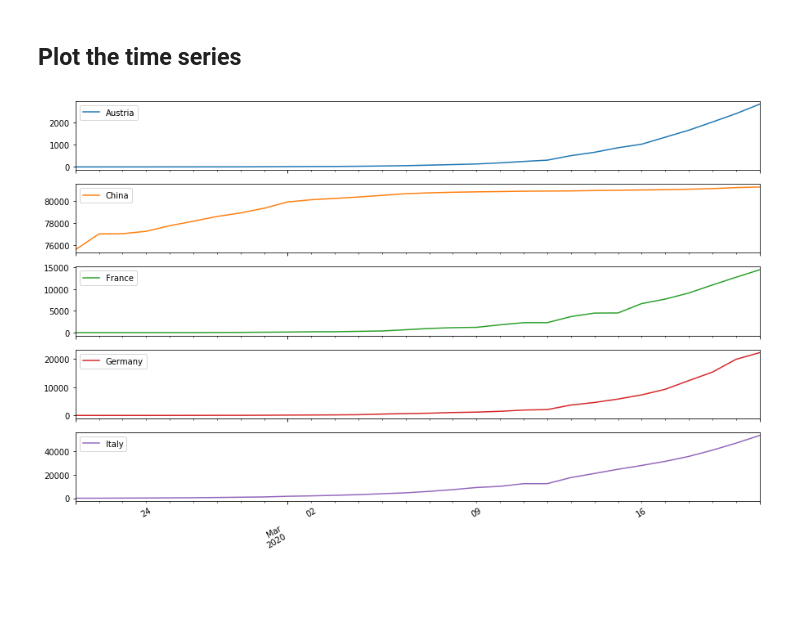
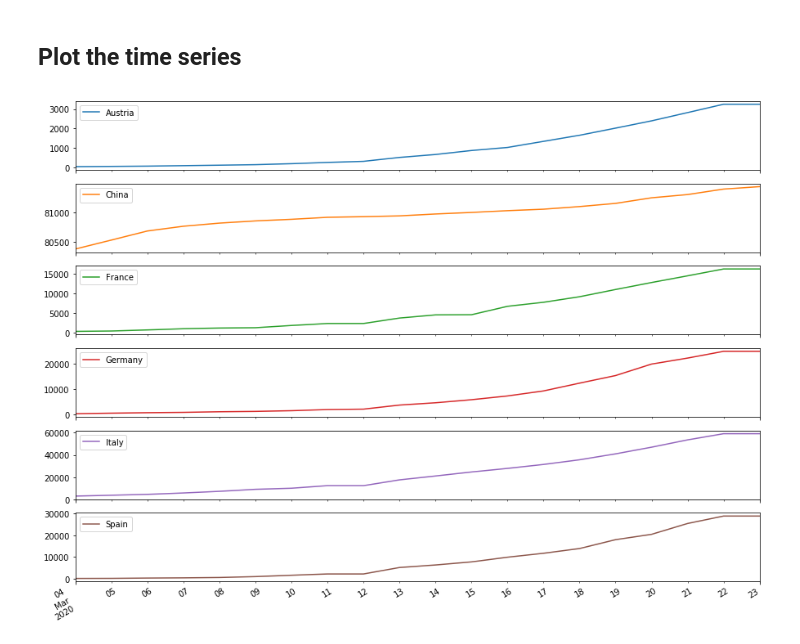
Before and after one commit to gisfromscratch/corona-notebooks, a Jupyter notebook: notebooks/TimeSeriesInsights.ipynb, the cells around one changed output. Saved outputs shown, nothing was run; the diff lists cells and outputs as text; code cells hidden in the pictures; blank space fills up the shorter version.

```diff
--- a/notebooks/TimeSeriesInsights.ipynb
+++ b/notebooks/TimeSeriesInsights.ipynb
@@ -19,14 +19,14 @@ class hopkins_timeseries:
     def plot(self, names, last_days=60):
         height = 2 * len(names)
         if 0 < height:
-            end_index = datetime.date.today()
+            end_index = date.today()
             start_index = end_index-timedelta(days=last_days)
             self.__timeseries[start_index:end_index][names].plot(subplots=True, figsize=(15, height))
 
     def plot_all(self, data, last_days=60):
         height = 2 * len(data.columns)
         if 0 < height:
-            end_index = datetime.date.today()
+            end_index = date.today()
             start_index = end_index-timedelta(days=last_days)
             data.loc[start_index:end_index].plot(subplots=True, figsize=(15, height))
 
@@ -88,6 +88,6 @@ corona_timeseries = query_hopkins_timeseries()
 # %% [markdown]
 ## Plot the time series
 # %%
-corona_timeseries.plot_regions(["Austria", "China", "France", "Germany", "Italy"], last_days=30)
+corona_timeseries.plot_regions(["Austria", "China", "France", "Germany", "Italy", "Spain"], last_days=20)
 # %% [output]
-[figure, old version]
+[figure, new version]
```
